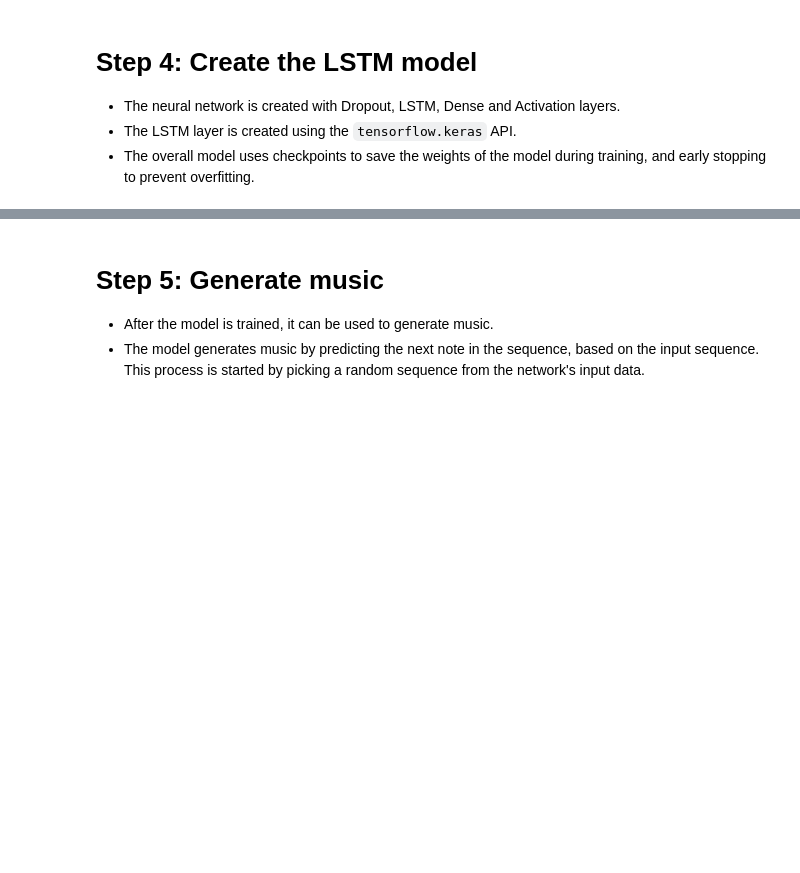
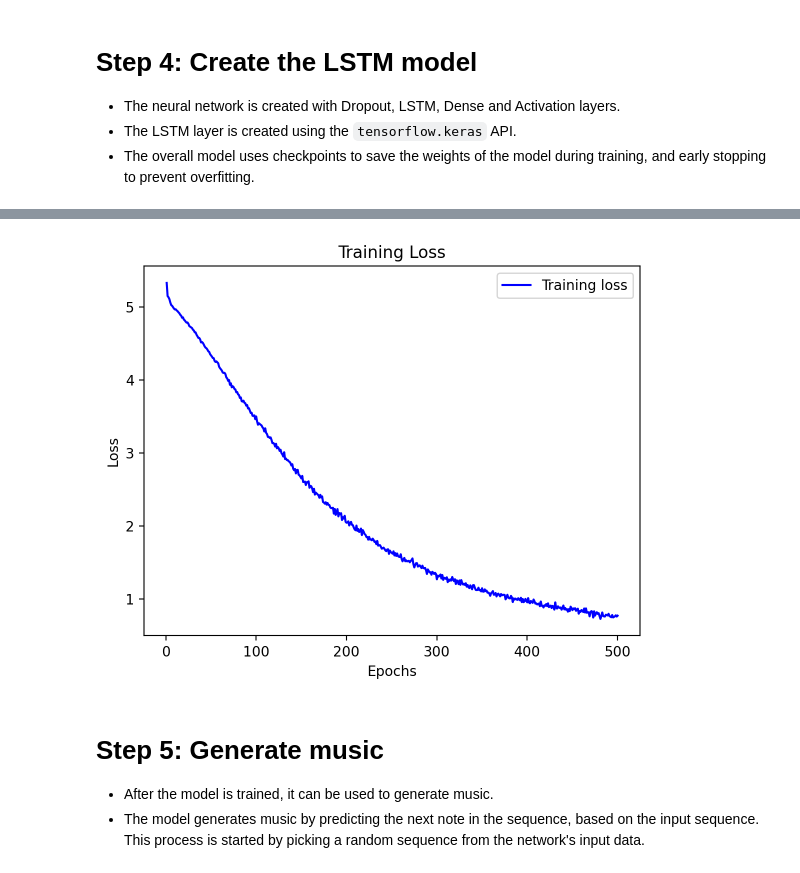
Before and after one commit to nh2seven/Immersic-Legacy, a Jupyter notebook: Immersic.ipynb, the cells around one changed output, grey strips where cells are left out. Drawn from its saved outputs; the diff is of its cells as text; code cells hidden in the pictures; blank space fills up the shorter version.

Commit message:
Added graph plotting cell

```diff
--- a/Immersic.ipynb
+++ b/Immersic.ipynb
@@ -225,3 +226,18 @@ Epoch 500: loss did not improve from 0.94396
+# %%
+# Plot the loss over time
+train_loss = history.history['loss']
+epochs = range(1, len(train_loss) + 1)
+save_path = 'Data\\Samples'
+
+plt.plot(epochs, train_loss, 'b', label='Training loss')
+plt.title('Training Loss')
+plt.xlabel('Epochs')
+plt.ylabel('Loss')
+plt.legend()
+plt.savefig(save_path + '/loss.png')
+plt.show()
+# %% [output]
+[figure, added]
 # %% [markdown]
 # Step 5: Generate music
 - After the model is trained, it can be used to generate music.
```
Also changed, not shown: parts of 9 cells of this notebook.
